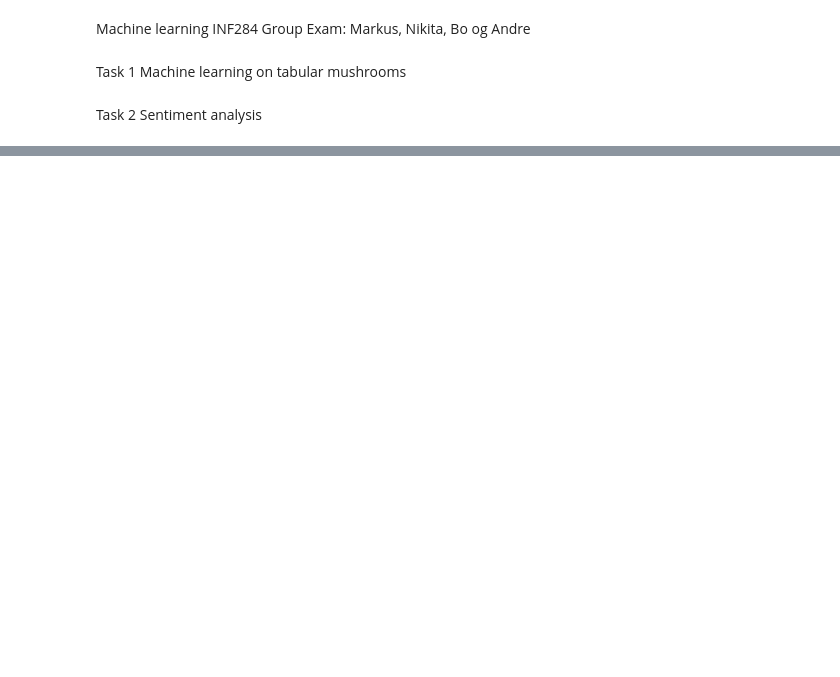
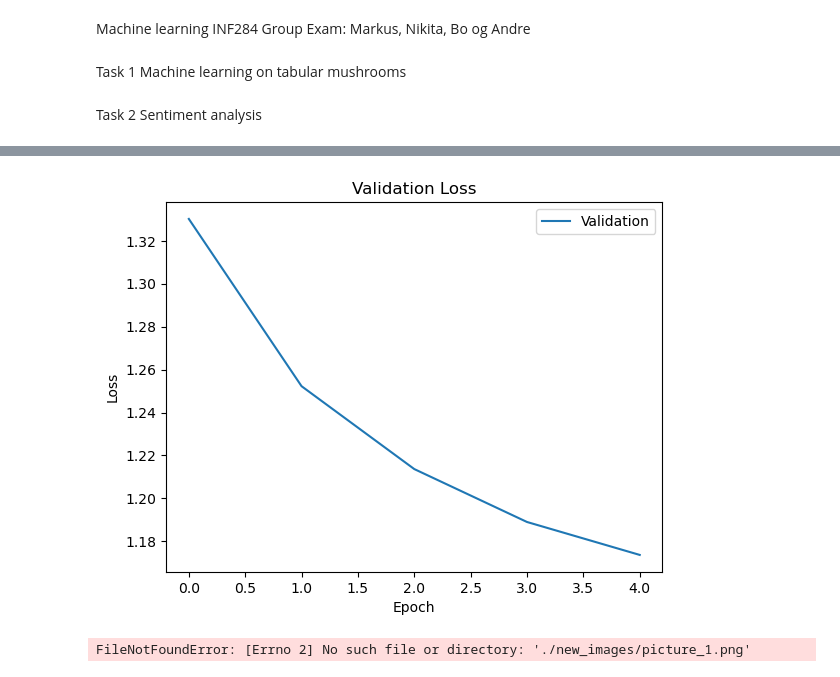
Before and after one commit to Captain-Yarkin/Machine-Learning-Gorup-Exam, a Jupyter notebook: Group_Exam.ipynb, the cells around one changed output, grey strips where cells are left out. Drawn from its saved outputs; the diff is of its cells as text; code cells hidden in the pictures; blank space fills up the shorter version.

```diff
--- a/Group_Exam.ipynb
+++ b/Group_Exam.ipynb
@@ -21,0 +192,14 @@ import matplotlib.pyplot as plt
+# %%
+# Add a global spatial average pooling layer
+x = base_model.output
+x = GlobalAveragePooling2D()(x)
+
+# Add a fully connected layer
+x = Dense(1024, activation='relu')(x)
+
+# Add the final output layer for 10-class classification
+# predictions = Dense(10, activation='softmax')(x)
+predictions = Dense(10, activation='sigmoid')(x)
+# %%
+# Create the final model
+model = Model(inputs=base_model.input, outputs=predictions)
@@ -21,0 +210,6 @@ import matplotlib.pyplot as plt
+# %%
+# Compile the model
+model.compile(optimizer=Adam(learning_rate=0.0001), loss='categorical_crossentropy', metrics=['accuracy'])
+# %%
+# Training the model
+history = model.fit(x_train, y_train, epochs=5, validation_data=(x_test, y_test))
@@ -21,0 +227,14 @@ import matplotlib.pyplot as plt
+# %%
+# Plotting the validation loss
+plot_validation_loss(history)
+# %% [output]
+[figure, added]
+# %%
+# Load a new image and preprocess it
+new_image_path = './new_images/picture_1.png'# Here is the pathing for the image so if you want to add an image just past it into this folder and change the name.
+new_image = image.load_img(new_image_path, target_size=(32, 32))
+new_image = image.img_to_array(new_image)
+new_image = np.expand_dims(new_image, axis=0)
+new_image = new_image / 255.0
+# %% [output]
+FileNotFoundError: [Errno 2] No such file or directory: './new_images/picture_1.png'
```
Also changed, not shown: parts of 25 cells of this notebook, 8 other files.
